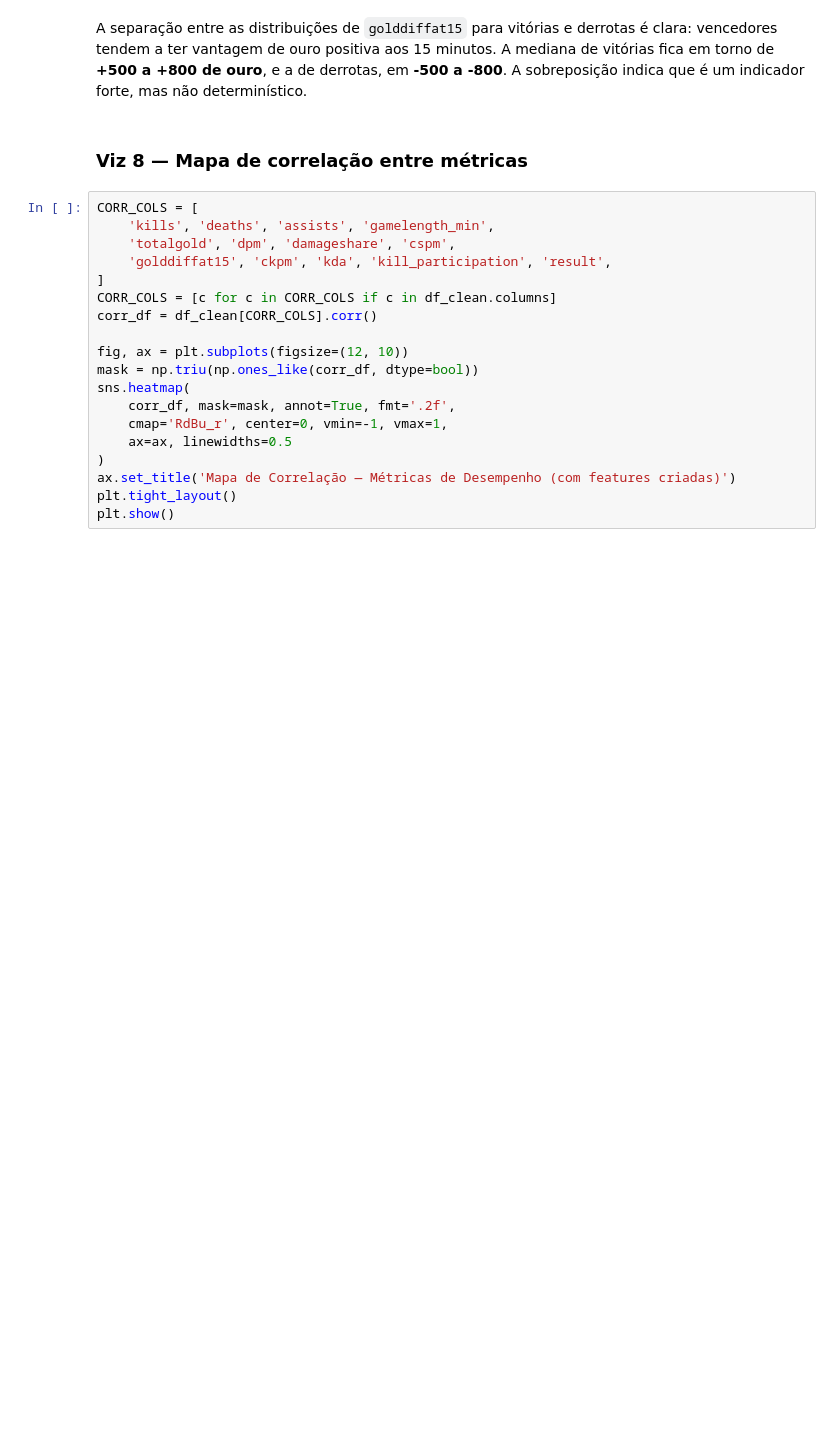
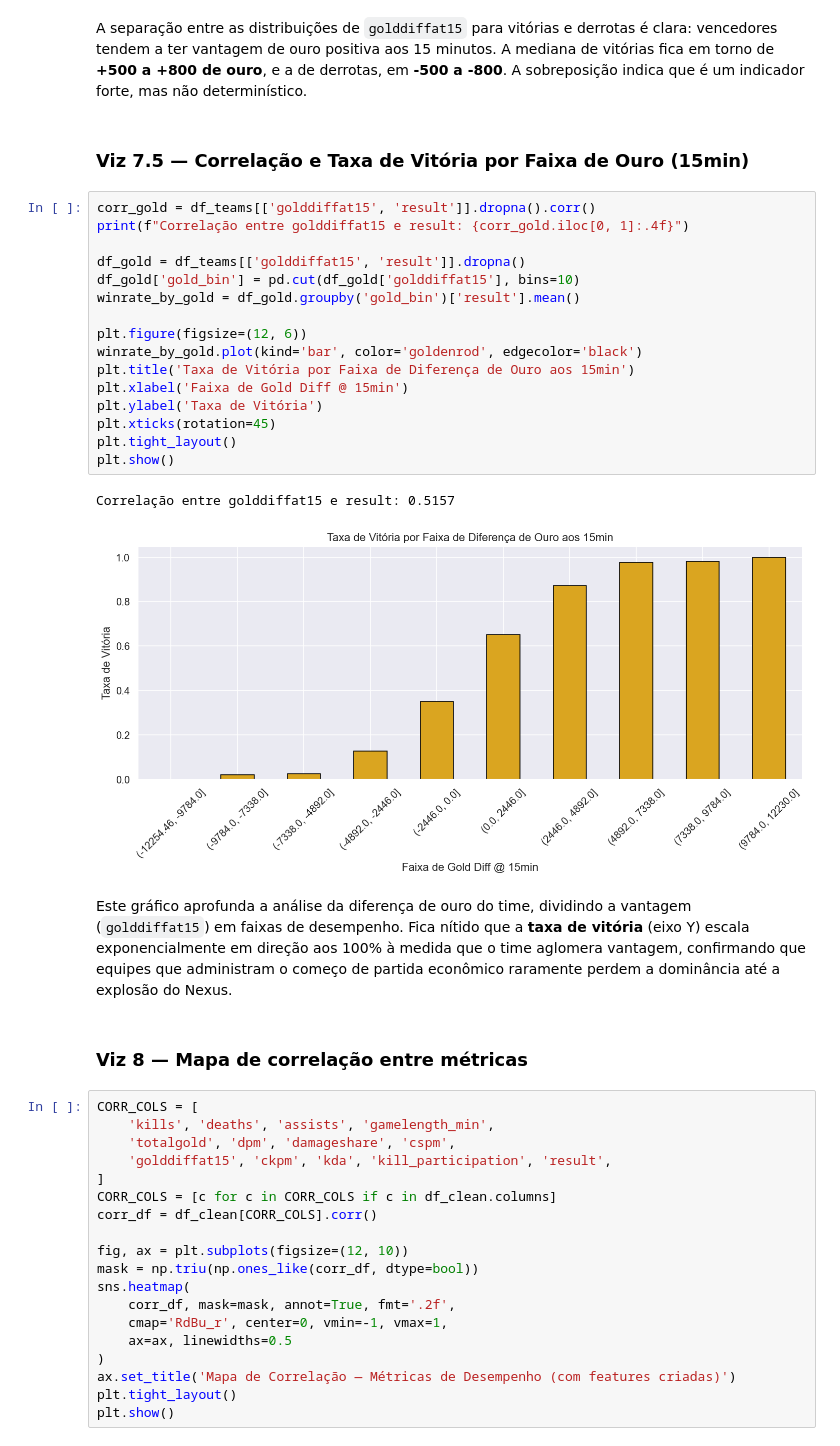
Before and after one commit to hugo-antunes19/analise-dados-puc-hugo-antunes, a Jupyter notebook: analise_exploratoria.ipynb, the cells around one changed output. Cells and saved outputs as stored; diff of their text form; blank space fills up the shorter version.

```diff
--- a/analise_exploratoria.ipynb
+++ b/analise_exploratoria.ipynb
@@ -730,5 +752,28 @@ plt.show()
 # %% [markdown]
 A separação entre as distribuições de `golddiffat15` para vitórias e derrotas é clara: vencedores tendem a ter vantagem de ouro positiva aos 15 minutos. A mediana de vitórias fica em torno de **+500 a +800 de ouro**, e a de derrotas, em **-500 a -800**. A sobreposição indica que é um indicador forte, mas não determinístico.
+# %% [markdown]
+### Viz 7.5 — Correlação e Taxa de Vitória por Faixa de Ouro (15min)
+# %%
+corr_gold = df_teams[['golddiffat15', 'result']].dropna().corr()
+print(f"Correlação entre golddiffat15 e result: {corr_gold.iloc[0, 1]:.4f}")
+
+df_gold = df_teams[['golddiffat15', 'result']].dropna()
+df_gold['gold_bin'] = pd.cut(df_gold['golddiffat15'], bins=10)
+winrate_by_gold = df_gold.groupby('gold_bin')['result'].mean()
+
+plt.figure(figsize=(12, 6))
+winrate_by_gold.plot(kind='bar', color='goldenrod', edgecolor='black')
+plt.title('Taxa de Vitória por Faixa de Diferença de Ouro aos 15min')
+plt.xlabel('Faixa de Gold Diff @ 15min')
+plt.ylabel('Taxa de Vitória')
+plt.xticks(rotation=45)
+plt.tight_layout()
+plt.show()
+# %% [output]
+Correlação entre golddiffat15 e result: 0.5157
+[figure, added]
+# %% [markdown]
+Este gráfico aprofunda a análise da diferença de ouro do time, dividindo a vantagem (`golddiffat15`) em faixas de desempenho. Fica nítido que a **taxa de vitória** (eixo Y) escala exponencialmente em direção aos 100% à medida que o time aglomera vantagem, confirmando que equipes que administram o começo de partida econômico raramente perdem a dominância até a explosão do Nexus.
 # %% [markdown]
 ### Viz 8 — Mapa de correlação entre métricas
 # %%
```
Also changed, not shown: parts of 42 cells of this notebook.
